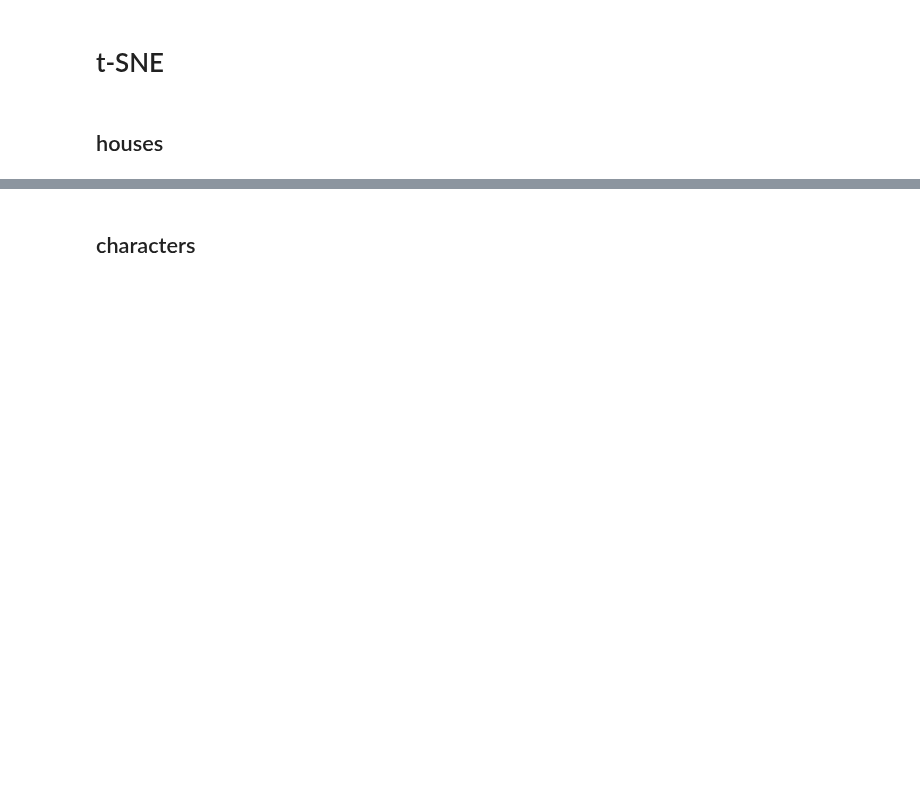
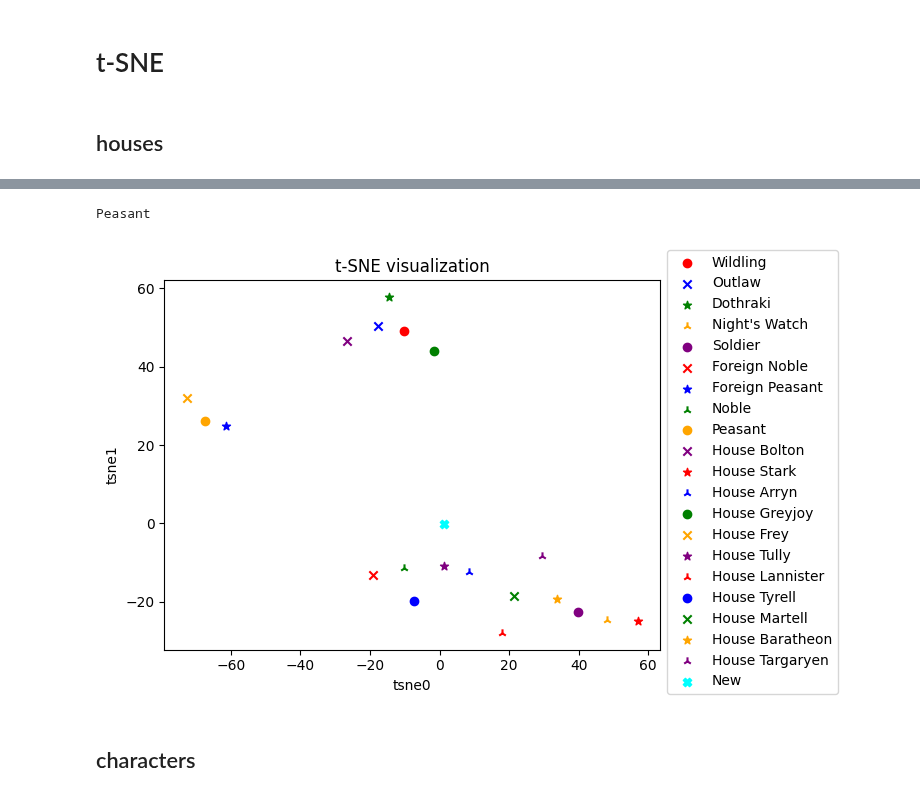
Before and after one commit to franziskasteger/game-of-thrones-survival, a Jupyter notebook: notebooks/franzi_tSNE_PCA.ipynb, the cells around one changed output, grey strips where cells are left out. Cells and saved outputs as stored; diff of their text form; code cells hidden in the pictures; blank space fills up the shorter version.

Commit message:
created option for character not based on outcasts

```diff
--- a/notebooks/franzi_tSNE_PCA.ipynb
+++ b/notebooks/franzi_tSNE_PCA.ipynb
@@ -75,3 +82,43 @@ plt.legend(bbox_to_anchor=(1.1, 1.05));
+# %%
+if new_character['outcast'][0]:
+    model = pickle.load(open('../got_survival/models_pickle/outcasts.pkl', 'rb'))
+    X_with_new = pd.concat((X_outcasts, new_X)).reset_index(drop=True)
+    y_with_new = pd.concat((y_outcasts, pd.Series('New'))).reset_index(drop=True)
+else:
+    model = pickle.load(open('../got_survival/models_pickle/not_outcasts.pkl', 'rb'))
+    X_with_new = pd.concat((X_not_outcasts, new_X)).reset_index(drop=True)
+    y_with_new = pd.concat((y_not_outcasts, pd.Series('New'))).reset_index(drop=True)
+# %%
+X_with_new = pd.concat((X, new_X)).reset_index(drop=True)
+y_with_new = pd.concat((y, pd.Series('New'))).reset_index(drop=True)
+# %%
+tsne_new = TSNE(n_components=2, perplexity=3, init='random', n_iter=1_000_000, random_state=4)
+X_with_new_emb = pd.DataFrame(tsne_new.fit_transform(X_with_new), columns=tsne_new.get_feature_names_out())
+# %%
+colors = ['red', 'blue', 'green', 'orange', 'purple']
+markers = ['o', 'x', '*', '2']
+# %%
+print(model.predict(new_X)[0])
+plt.figure()
+c = 0
+s = 0
+n = 0
+for i in range(len(X_with_new_emb)-1):
+    plt.scatter(X_with_new_emb.loc[i][0], X_with_new_emb.loc[i][1], c=colors[c%5],
+                marker=markers[s%4], label=y_with_new[i])
+    c += 1
+    s += 1
+    n += 1
+plt.scatter(X_with_new_emb.iloc[-1][0], X_with_new_emb.iloc[-1][1], c='cyan',
+            marker='X', label=y_with_new.iloc[-1])
+plt.legend(bbox_to_anchor=(1, 1.1))
+plt.title('t-SNE visualization')
+plt.xlabel('tsne0')
+plt.ylabel('tsne1')
+plt.show()
+# %% [output]
+Peasant
+[figure, added]
 # %% [markdown]
 ## characters
 # %%
```
Also changed, not shown: parts of 35 cells of this notebook, 3 other files.
